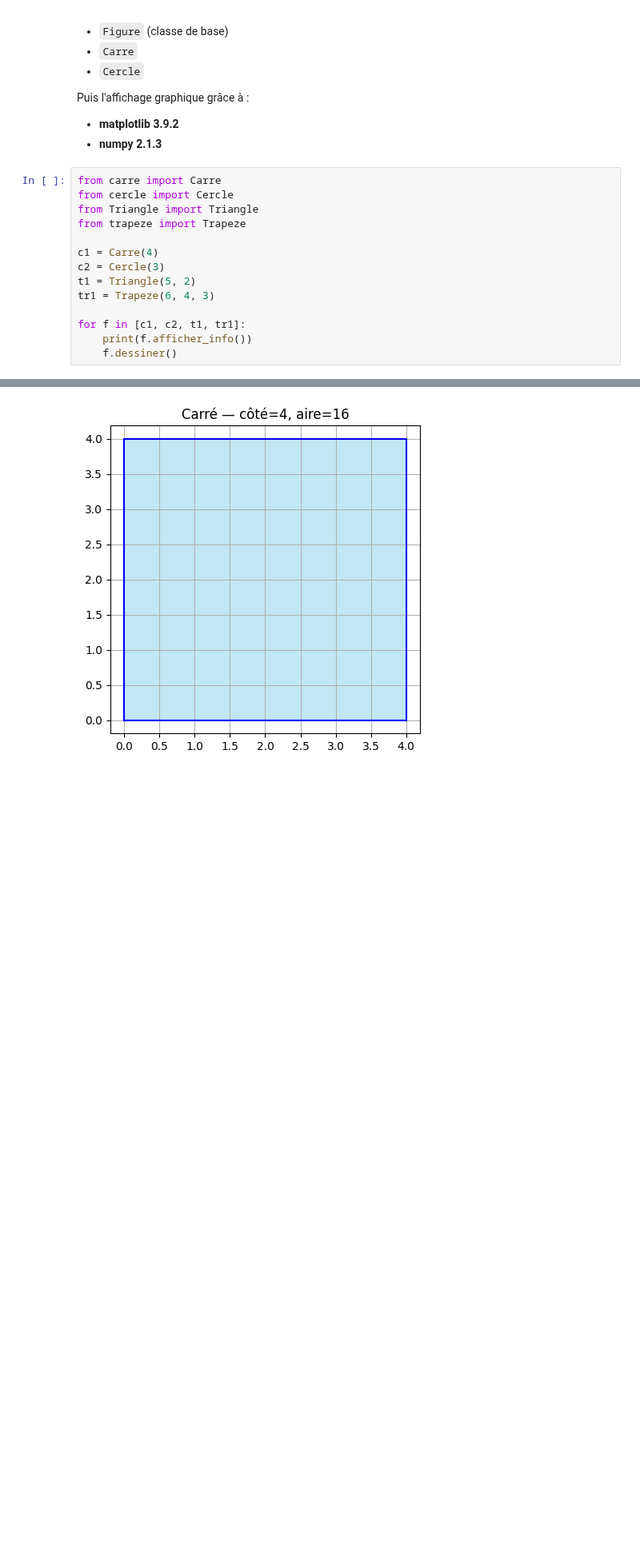
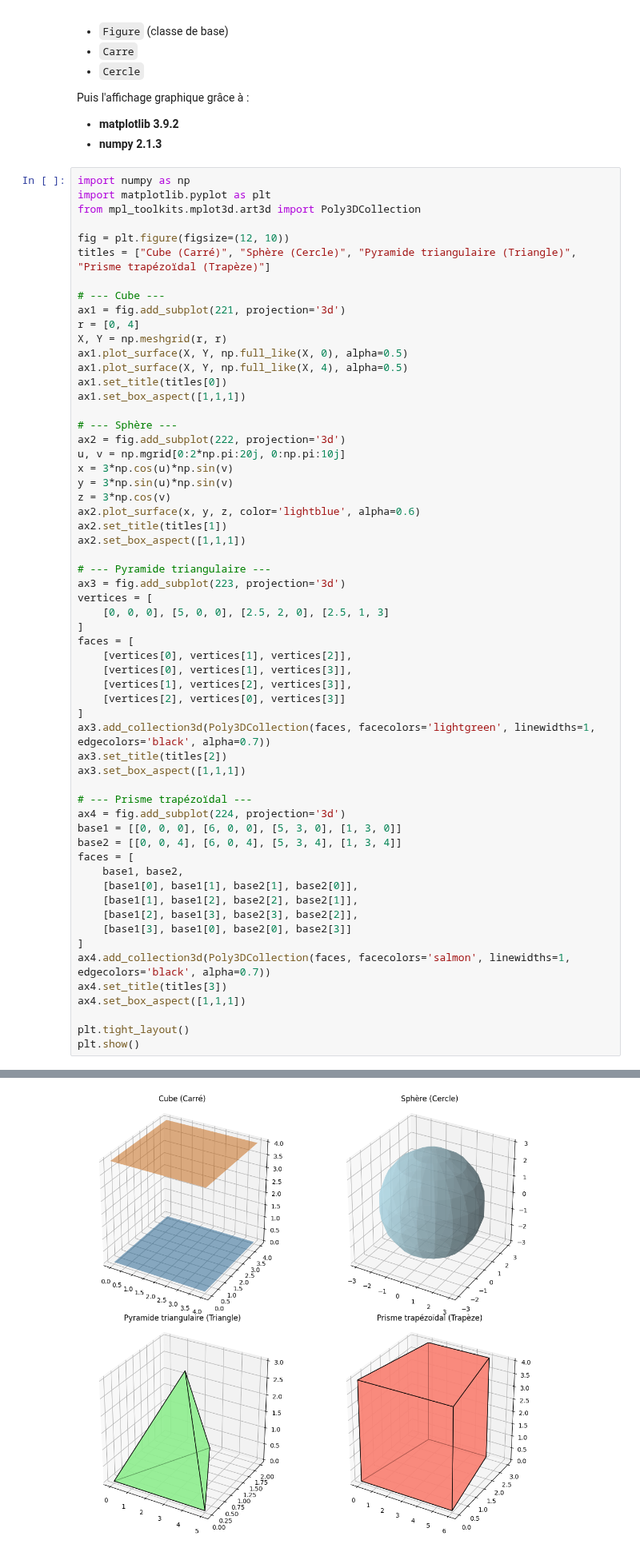
Before and after one commit to CollegeBoreal/INF1042-203-25A-04, a Jupyter notebook: 8.OOP/300151483/RAPPORT.ipynb, the cells around one changed output, grey strips where cells are left out. Shown at 80% size. Drawn from its saved outputs; the diff is of its cells as text; blank space fills up the shorter version.

```diff
--- a/8.OOP/300151483/RAPPORT.ipynb
+++ b/8.OOP/300151483/RAPPORT.ipynb
@@ -18,17 +18,62 @@ Puis l'affichage graphique grâce à :
 - **matplotlib 3.9.2**
 - **numpy 2.1.3**
 # %%
-from carre import Carre
-from cercle import Cercle
-from Triangle import Triangle
-from trapeze import Trapeze
+import numpy as np
+import matplotlib.pyplot as plt
+from mpl_toolkits.mplot3d.art3d import Poly3DCollection
 
-c1 = Carre(4)
-c2 = Cercle(3)
-t1 = Triangle(5, 2)
-tr1 = Trapeze(6, 4, 3)
+fig = plt.figure(figsize=(12, 10))
+titles = ["Cube (Carré)", "Sphère (Cercle)", "Pyramide triangulaire (Triangle)", "Prisme trapézoïdal (Trapèze)"]
 
-for f in [c1, c2, t1, tr1]:
-    print(f.afficher_info())
-    f.dessiner()
+# --- Cube ---
+ax1 = fig.add_subplot(221, projection='3d')
+r = [0, 4]
+X, Y = np.meshgrid(r, r)
+ax1.plot_surface(X, Y, np.full_like(X, 0), alpha=0.5)
+ax1.plot_surface(X, Y, np.full_like(X, 4), alpha=0.5)
+ax1.set_title(titles[0])
+ax1.set_box_aspect([1,1,1])
+
+# --- Sphère ---
+ax2 = fig.add_subplot(222, projection='3d')
+u, v = np.mgrid[0:2*np.pi:20j, 0:np.pi:10j]
+x = 3*np.cos(u)*np.sin(v)
+y = 3*np.sin(u)*np.sin(v)
+z = 3*np.cos(v)
+ax2.plot_surface(x, y, z, color='lightblue', alpha=0.6)
+ax2.set_title(titles[1])
+ax2.set_box_aspect([1,1,1])
+
+# --- Pyramide triangulaire ---
+ax3 = fig.add_subplot(223, projection='3d')
+vertices = [
+    [0, 0, 0], [5, 0, 0], [2.5, 2, 0], [2.5, 1, 3]
+]
+faces = [
+    [vertices[0], vertices[1], vertices[2]],
+    [vertices[0], vertices[1], vertices[3]],
+    [vertices[1], vertices[2], vertices[3]],
+    [vertices[2], vertices[0], vertices[3]]
+]
+ax3.add_collection3d(Poly3DCollection(faces, facecolors='lightgreen', linewidths=1, edgecolors='black', alpha=0.7))
+ax3.set_title(titles[2])
+ax3.set_box_aspect([1,1,1])
+
+# --- Prisme trapézoïdal ---
+ax4 = fig.add_subplot(224, projection='3d')
+base1 = [[0, 0, 0], [6, 0, 0], [5, 3, 0], [1, 3, 0]]
+base2 = [[0, 0, 4], [6, 0, 4], [5, 3, 4], [1, 3, 4]]
+faces = [
+    base1, base2,
+    [base1[0], base1[1], base2[1], base2[0]],
+    [base1[1], base1[2], base2[2], base2[1]],
+    [base1[2], base1[3], base2[3], base2[2]],
+    [base1[3], base1[0], base2[0], base2[3]]
+]
+ax4.add_collection3d(Poly3DCollection(faces, facecolors='salmon', linewidths=1, edgecolors='black', alpha=0.7))
+ax4.set_title(titles[3])
+ax4.set_box_aspect([1,1,1])
+
+plt.tight_layout()
+plt.show()
 # %% [output]
@@ -36 +80 @@ Figure: Carré, côté=4, aire=16
-[figure, old version]
+[figure, new version]
```
Also changed, not shown: parts of 1 cell of this notebook, 3 other files.
